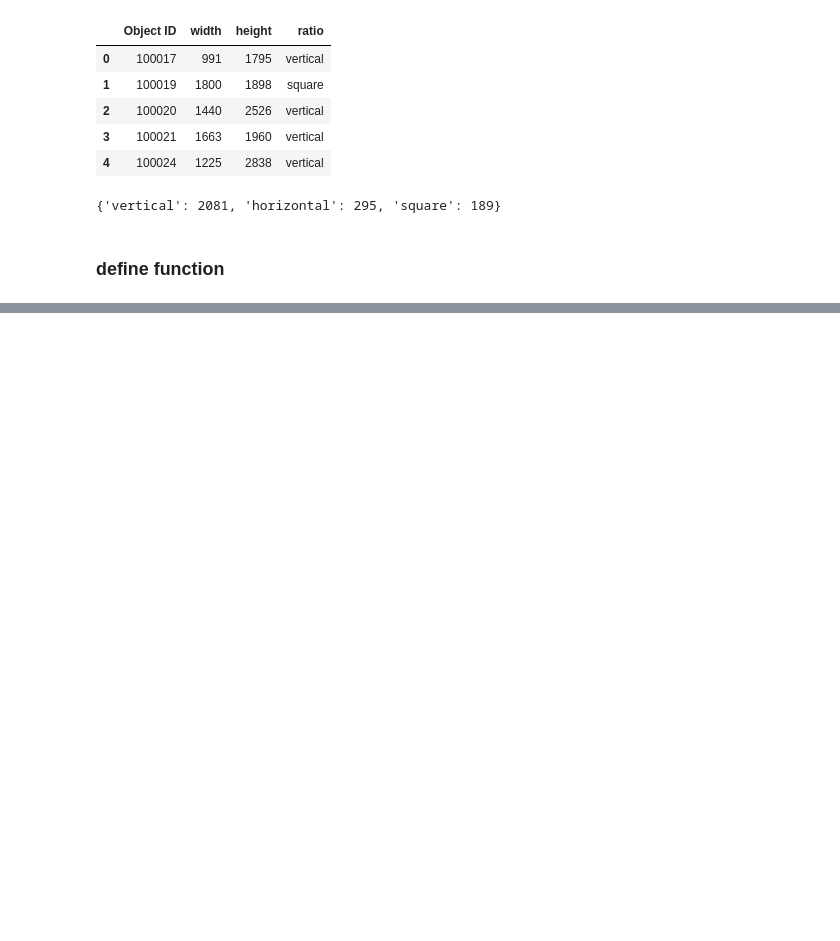
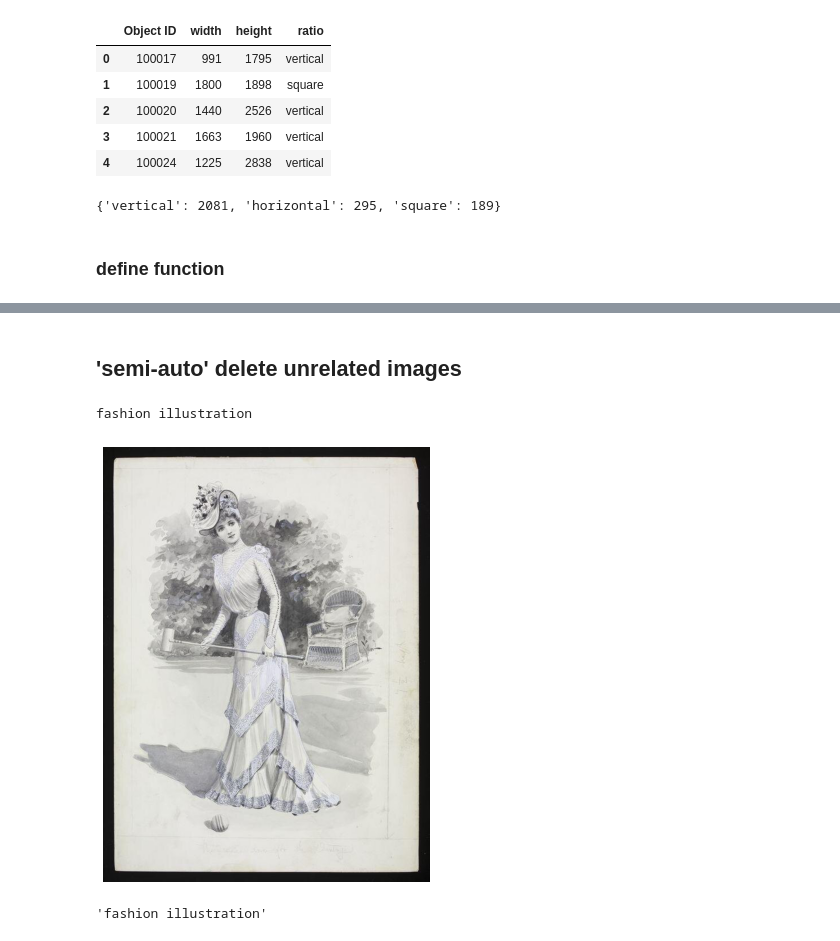
Before and after one commit to vivyhasadream/vintage_clothes_generator, a Jupyter notebook: 3 Folder Management.ipynb, the cells around one changed output, grey strips where cells are left out. Cells and saved outputs as stored; diff of their text form; code cells hidden in the pictures; blank space fills up the shorter version.

Commit message:
update gitignore, add delete unrelated image function for folder managem

```diff
--- a/3 Folder Management.ipynb
+++ b/3 Folder Management.ipynb
@@ -174,0 +243,28 @@ def dimension_df(directory):
+# %% [markdown]
+## 'semi-auto' delete unrelated images
+# %%
+df_va = pd.read_csv('scrapped_data\VA_all_sel.csv')
+# %%
+# use the following code
+# to filter out more object types
+image_number = 'O711715'
+
+img = df_va[df_va['systemNumber']==image_number]
+object_type = img['objectType'].to_string(index=False)
+print(object_type)
+
+dir = 'clean image/va_sel/'
+filepath = dir + image_number + '.jpg'
+img = Image.open(filepath)
+
+plt.figure(figsize=(8,8))
+plt.axis('off')
+plt.imshow(img)
+plt.show()
+# %% [output]
+fashion illustration
+[figure, added]
+# %%
+object_type
+# %% [output]
+'fashion illustration'
```
Also changed, not shown: parts of 26 cells of this notebook, 3 other files.
